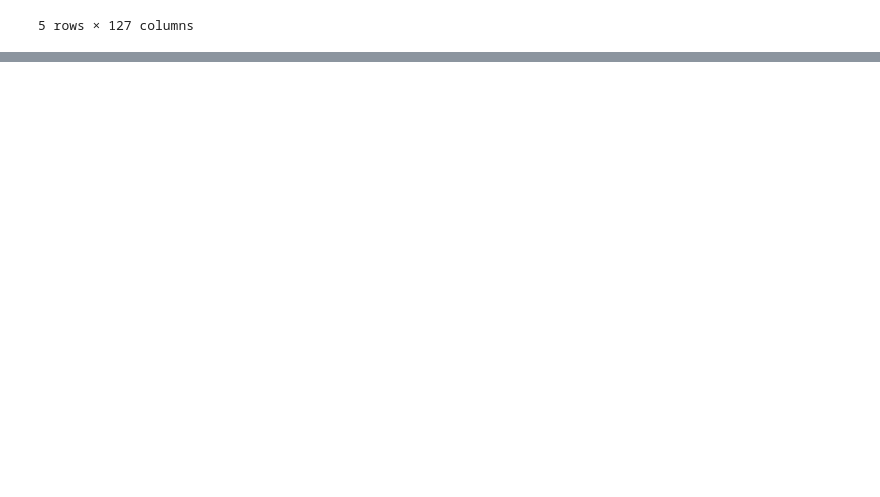
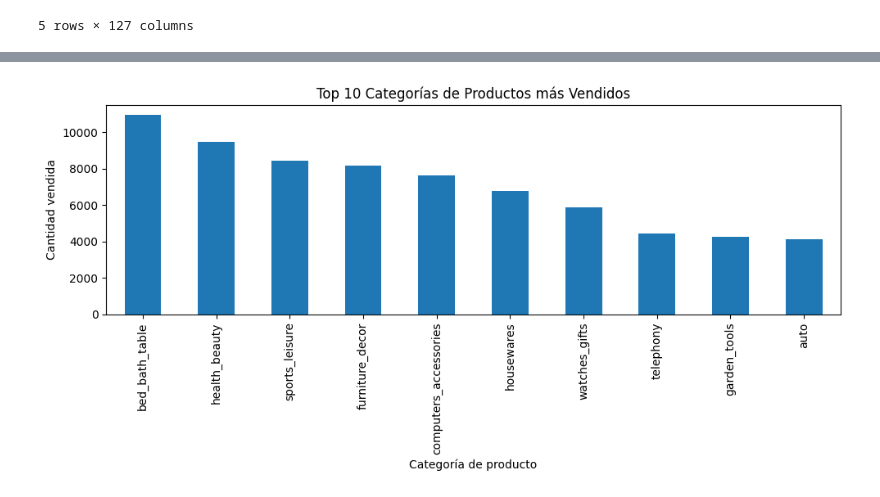
Before and after one commit to tsc221645/CC3074_Proyecto_Final, a Jupyter notebook: semana1/fase1.ipynb, the cells around one changed output, grey strips where cells are left out. Cells and saved outputs as stored; diff of their text form; code cells hidden in the pictures; blank space fills up the shorter version.

```diff
--- a/semana1/fase1.ipynb
+++ b/semana1/fase1.ipynb
@@ -329,0 +616,10 @@ df.head()
+# %%
+customers = pd.read_csv("../data_clean/olist_customers_dataset_clean.csv")
+geolocation = pd.read_csv("../data_clean/olist_geolocation_dataset_clean.csv")
+orders = pd.read_csv("../data_clean/olist_orders_dataset_clean.csv")
+order_items = pd.read_csv("../data_clean/olist_order_items_dataset_clean.csv")
+order_payments = pd.read_csv("../data_clean/olist_order_payments_dataset_clean.csv")
+order_reviews = pd.read_csv("../data_clean/olist_order_reviews_dataset_clean.csv")
+sellers = pd.read_csv("../data_clean/olist_sellers_dataset_clean.csv")
+products = pd.read_csv("../data_clean/olist_products_dataset_clean.csv")
+category_translation = pd.read_csv("../data_clean/olist_product_category_name_translation_dataset_clean.csv")
@@ -329,0 +679,16 @@ df.head()
+# %%
+# 4. Top 10 categorías de productos más vendidos (con nombre)
+order_items_with_cat = order_items.merge(products[['product_id', 'product_category_name']], on='product_id', how='left')
+order_items_with_cat = order_items_with_cat.merge(category_translation, on='product_category_name', how='left')
+
+top_categories = order_items_with_cat['product_category_name_english'].value_counts().head(10)
+
+plt.figure(figsize=(10,5))
+top_categories.plot(kind='bar')
+plt.title("Top 10 Categorías de Productos más Vendidos")
+plt.xlabel("Categoría de producto")
+plt.ylabel("Cantidad vendida")
+plt.tight_layout()
+plt.show()
+# %% [output]
+[figure, added]
```
Also changed, not shown: parts of 50 cells of this notebook, 24 other files.
